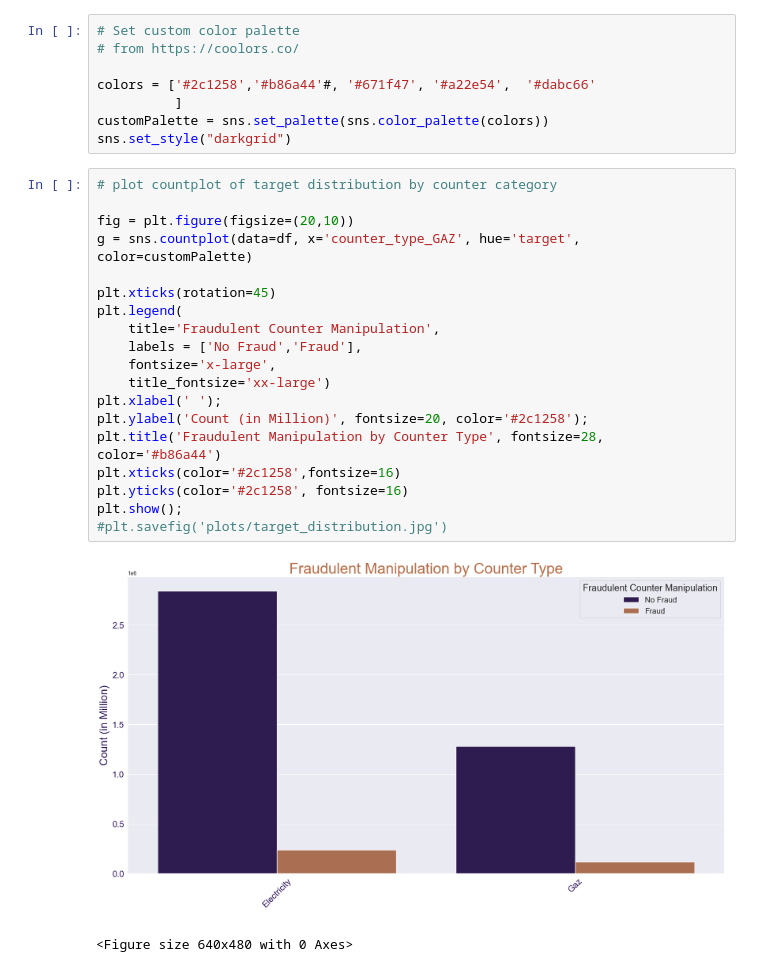
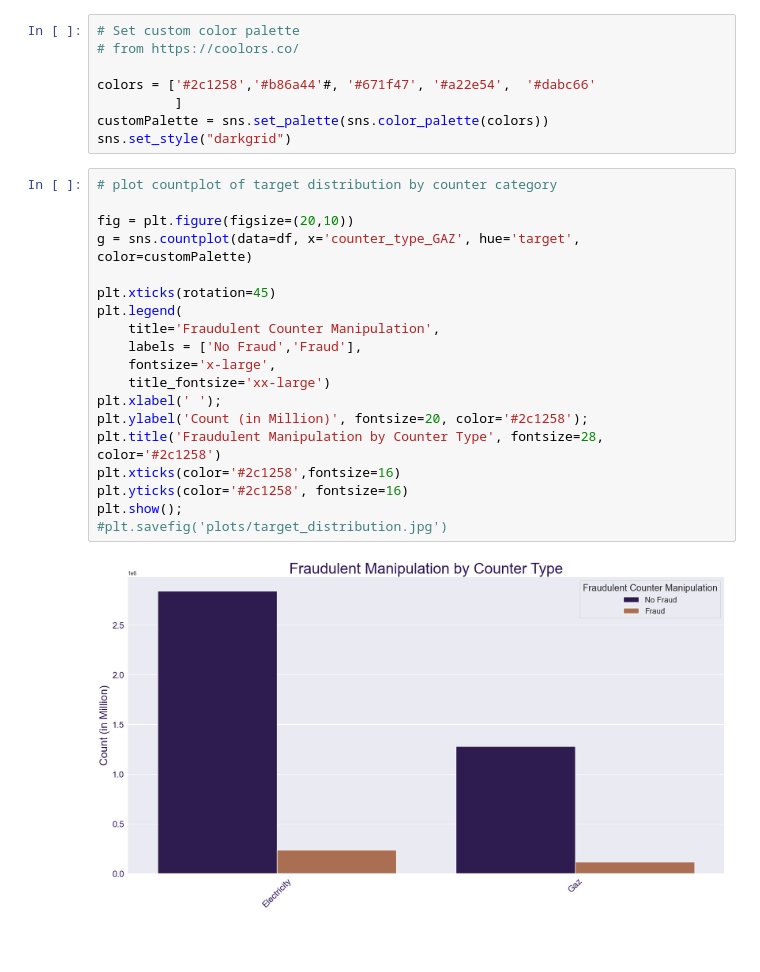
Before and after one commit to Cazta/fraud_detection_electricity_company, a Jupyter notebook: plot_target_distribution.ipynb, the cells around one changed output. Saved outputs shown, nothing was run; the diff lists cells and outputs as text.

```diff
--- a/plot_target_distribution.ipynb
+++ b/plot_target_distribution.ipynb
@@ -57,22 +57,21 @@ sns.set_style("darkgrid")
 # %%
 # plot countplot of target distribution by counter category
 
 fig = plt.figure(figsize=(20,10))
 g = sns.countplot(data=df, x='counter_type_GAZ', hue='target', color=customPalette)
 
 plt.xticks(rotation=45)
 plt.legend(
     title='Fraudulent Counter Manipulation',
     labels = ['No Fraud','Fraud'],
     fontsize='x-large',
     title_fontsize='xx-large')
 plt.xlabel(' ');
 plt.ylabel('Count (in Million)', fontsize=20, color='#2c1258');
-plt.title('Fraudulent Manipulation by Counter Type', fontsize=28, color='#b86a44')
+plt.title('Fraudulent Manipulation by Counter Type', fontsize=28, color='#2c1258')
 plt.xticks(color='#2c1258',fontsize=16)
 plt.yticks(color='#2c1258', fontsize=16)
 plt.show();
 #plt.savefig('plots/target_distribution.jpg')
 # %% [output]
-[figure, old version]
+[figure, new version]
-<Figure size 640x480 with 0 Axes>
```
Also changed, not shown: parts of 1 cell of this notebook.
